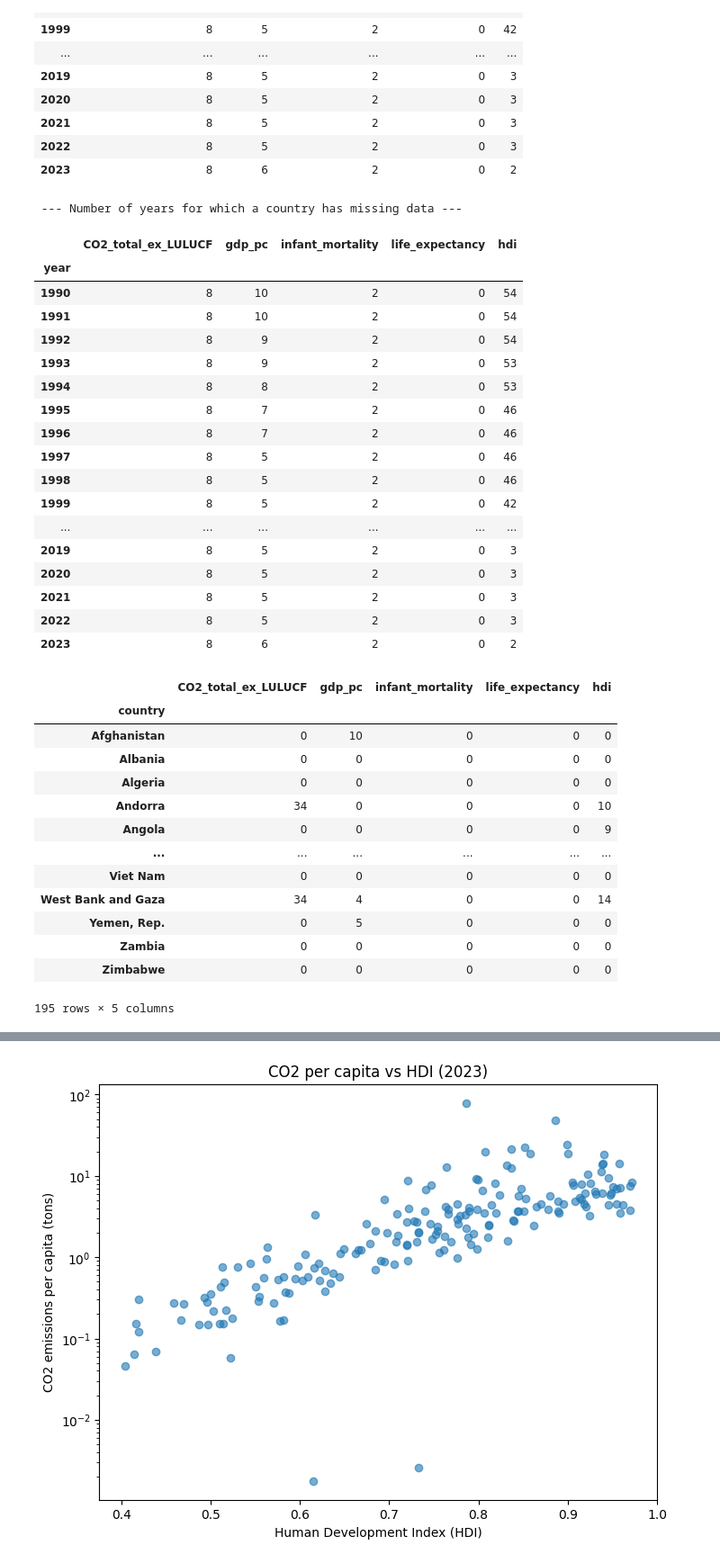
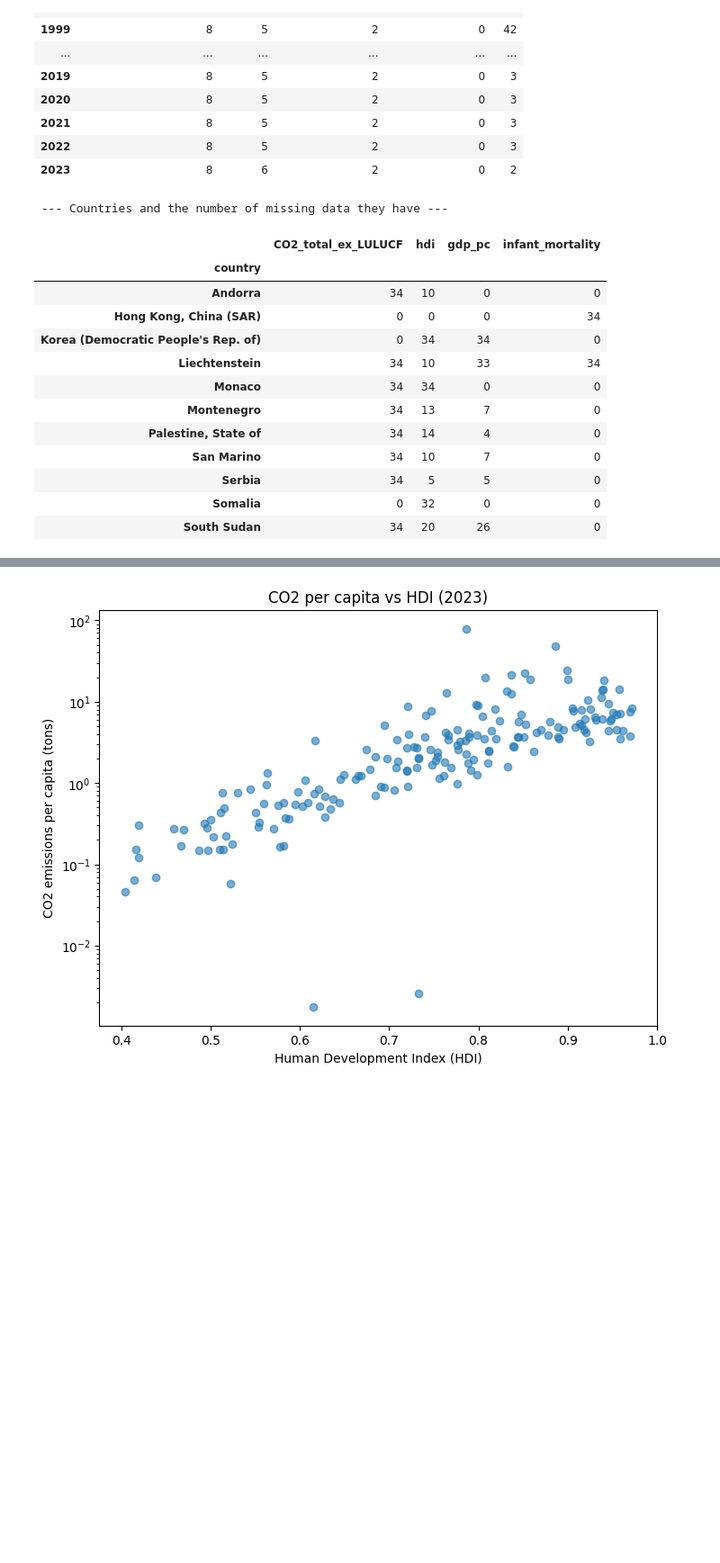
Before and after one commit to daniel-matveev/DS_ProjectLab, a Jupyter notebook: DS_ProjectLab.ipynb, the cells around one changed output, grey strips where cells are left out. Shown at 90% size. Drawn from its saved outputs; the diff is of its cells as text; code cells hidden in the pictures; blank space fills up the shorter version.

```diff
--- a/DS_ProjectLab.ipynb
+++ b/DS_ProjectLab.ipynb
@@ -335,44 +335,26 @@ display(na_by_year)
 # %%
 # Summary statistics for NAs count per year per indicator
 na_by_country = (
     df_merged
-    .groupby("country")[indicator_columns]
-    .apply(lambda x: x.isna().sum())
+    .groupby("country") [
+        ["CO2_total_ex_LULUCF", "hdi", "gdp_pc", "infant_mortality"]
+    ]
+    .apply(lambda x: x.isnull().sum())
 )
-print("\n --- Number of years for which a country has missing data ---")
-display(na_by_year)
-display(na_by_country)
+print("\n --- Countries and the number of missing data they have ---")
+display(na_by_country[na_by_country.sum(axis=1) > 30])
 # %% [output]
- --- Number of years for which a country has missing data ---
+ --- Countries and the number of missing data they have ---
-|  | CO2_total_ex_LULUCF | gdp_pc | infant_mortality | life_expectancy | hdi |
-| year |  |  |  |  |  |
-| 1990 | 8 | 10 | 2 | 0 | 54 |
-| 1991 | 8 | 10 | 2 | 0 | 54 |
-| 1992 | 8 | 9 | 2 | 0 | 54 |
-| 1993 | 8 | 9 | 2 | 0 | 53 |
-| 1994 | 8 | 8 | 2 | 0 | 53 |
-| 1995 | 8 | 7 | 2 | 0 | 46 |
-| 1996 | 8 | 7 | 2 | 0 | 46 |
-| 1997 | 8 | 5 | 2 | 0 | 46 |
-| 1998 | 8 | 5 | 2 | 0 | 46 |
-| 1999 | 8 | 5 | 2 | 0 | 42 |
-| ... | ... | ... | ... | ... | ... |
-| 2019 | 8 | 5 | 2 | 0 | 3 |
-| 2020 | 8 | 5 | 2 | 0 | 3 |
-| 2021 | 8 | 5 | 2 | 0 | 3 |
-| 2022 | 8 | 5 | 2 | 0 | 3 |
-| 2023 | 8 | 6 | 2 | 0 | 2 |
+|  | CO2_total_ex_LULUCF | hdi | gdp_pc | infant_mortality |
+| country |  |  |  |  |
+| Andorra | 34 | 10 | 0 | 0 |
+| Hong Kong, China (SAR) | 0 | 0 | 0 | 34 |
+| Korea (Democratic People's Rep. of) | 0 | 34 | 34 | 0 |
+| Liechtenstein | 34 | 10 | 33 | 34 |
+| Monaco | 34 | 34 | 0 | 0 |
+| Montenegro | 34 | 13 | 7 | 0 |
+| Palestine, State of | 34 | 14 | 4 | 0 |
+| San Marino | 34 | 10 | 7 | 0 |
+| Serbia | 34 | 5 | 5 | 0 |
+| Somalia | 0 | 32 | 0 | 0 |
+| South Sudan | 34 | 20 | 26 | 0 |
-|  | CO2_total_ex_LULUCF | gdp_pc | infant_mortality | life_expectancy | hdi |
-| country |  |  |  |  |  |
-| Afghanistan | 0 | 10 | 0 | 0 | 0 |
-| Albania | 0 | 0 | 0 | 0 | 0 |
-| Algeria | 0 | 0 | 0 | 0 | 0 |
-| Andorra | 34 | 0 | 0 | 0 | 10 |
-| Angola | 0 | 0 | 0 | 0 | 9 |
-| ... | ... | ... | ... | ... | ... |
-| Viet Nam | 0 | 0 | 0 | 0 | 0 |
-| West Bank and Gaza | 34 | 4 | 0 | 0 | 14 |
-| Yemen, Rep. | 0 | 5 | 0 | 0 | 0 |
-| Zambia | 0 | 0 | 0 | 0 | 0 |
-| Zimbabwe | 0 | 0 | 0 | 0 | 0 |
-195 rows × 5 columns
```
Also changed, not shown: parts of 46 cells of this notebook.
